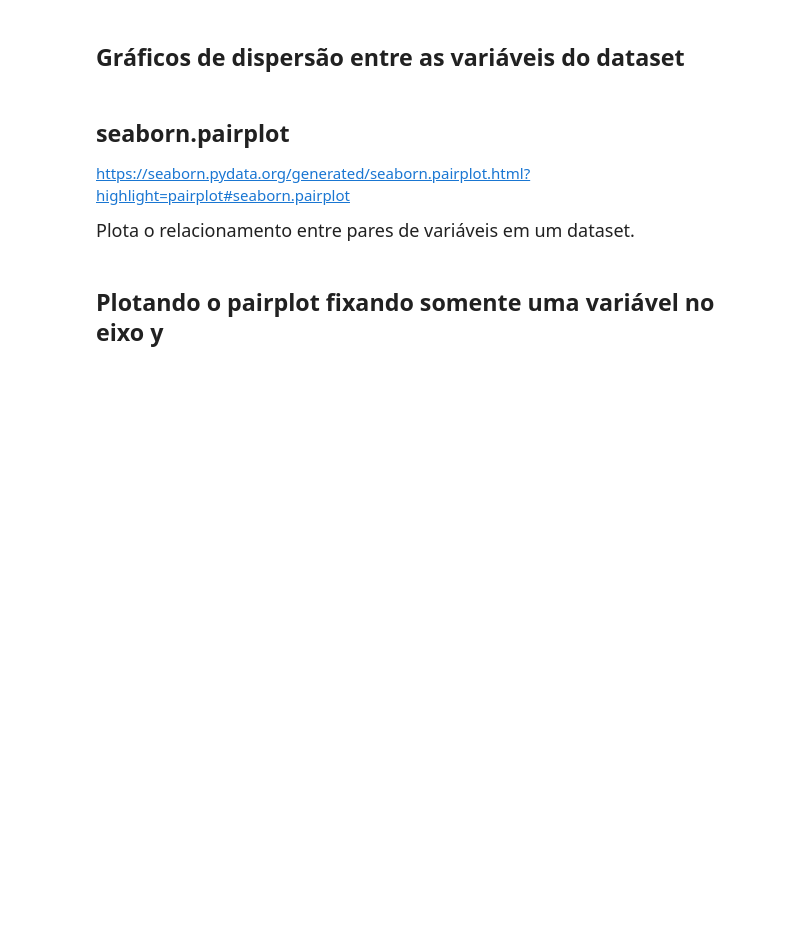
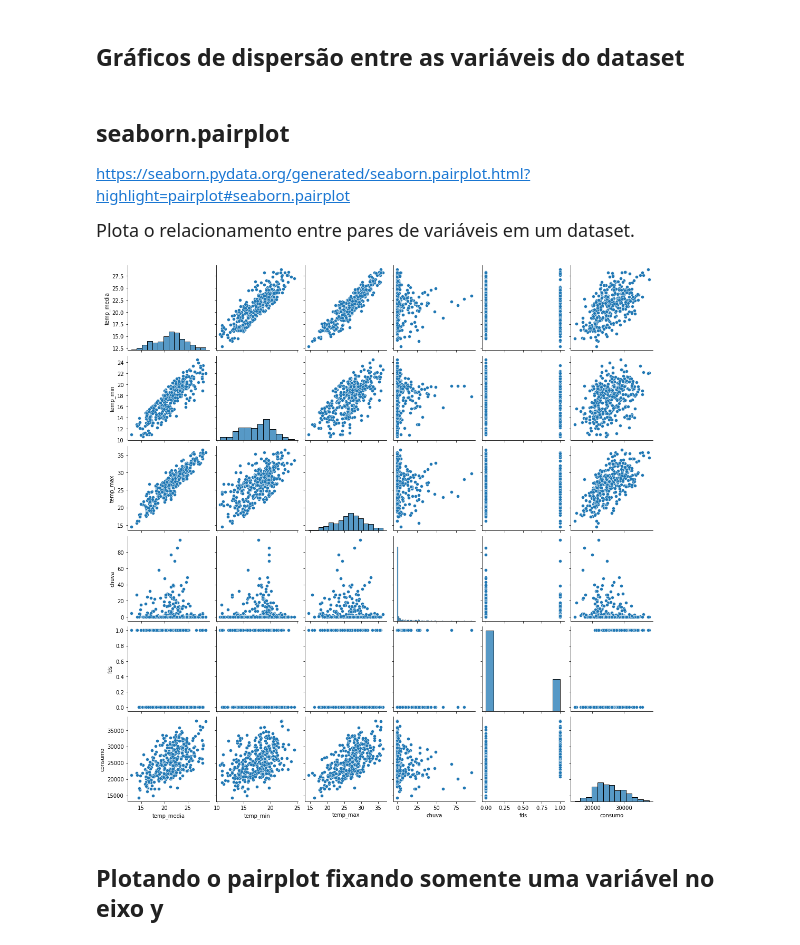
Before and after one commit to Marcus-Bernard0/data_science_alura, a Jupyter notebook: 8 - Regressão linear testando relações e prevendo resultados/Projeto/Regressão Linear.ipynb, the cells around one changed output. Saved outputs shown, nothing was run; the diff lists cells and outputs as text; code cells hidden in the pictures; blank space fills up the shorter version.

```diff
--- a/8 - Regressão linear testando relações e prevendo resultados/Projeto/Regressão Linear.ipynb
+++ b/8 - Regressão linear testando relações e prevendo resultados/Projeto/Regressão Linear.ipynb
@@ -203,5 +216,9 @@ https://seaborn.pydata.org/generated/seaborn.distplot.html?highlight=distplot#se
 https://seaborn.pydata.org/generated/seaborn.pairplot.html?highlight=pairplot#seaborn.pairplot
 
 <p style='font-size: 18px; line-height: 2; margin: 10px 50px; text-align: justify;'>Plota o relacionamento entre pares de variáveis em um dataset.</p>
+# %%
+ax = sns.pairplot(dados, palette= 'ch:s=.25,rot=-.25')
+# %% [output]
+[figure, added]
 # %% [markdown]
 ## Plotando o pairplot fixando somente uma variável no eixo y
```
Also changed, not shown: parts of 5 cells of this notebook.
